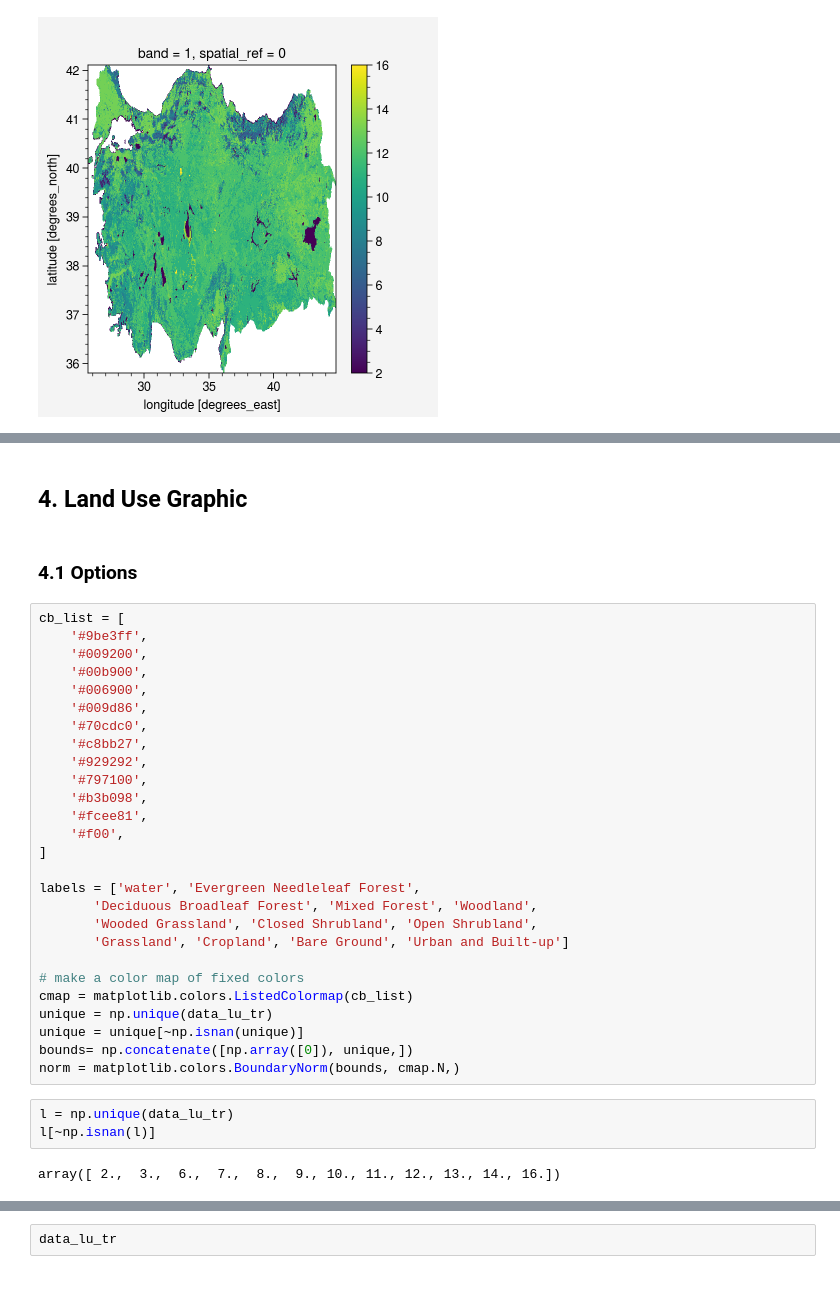
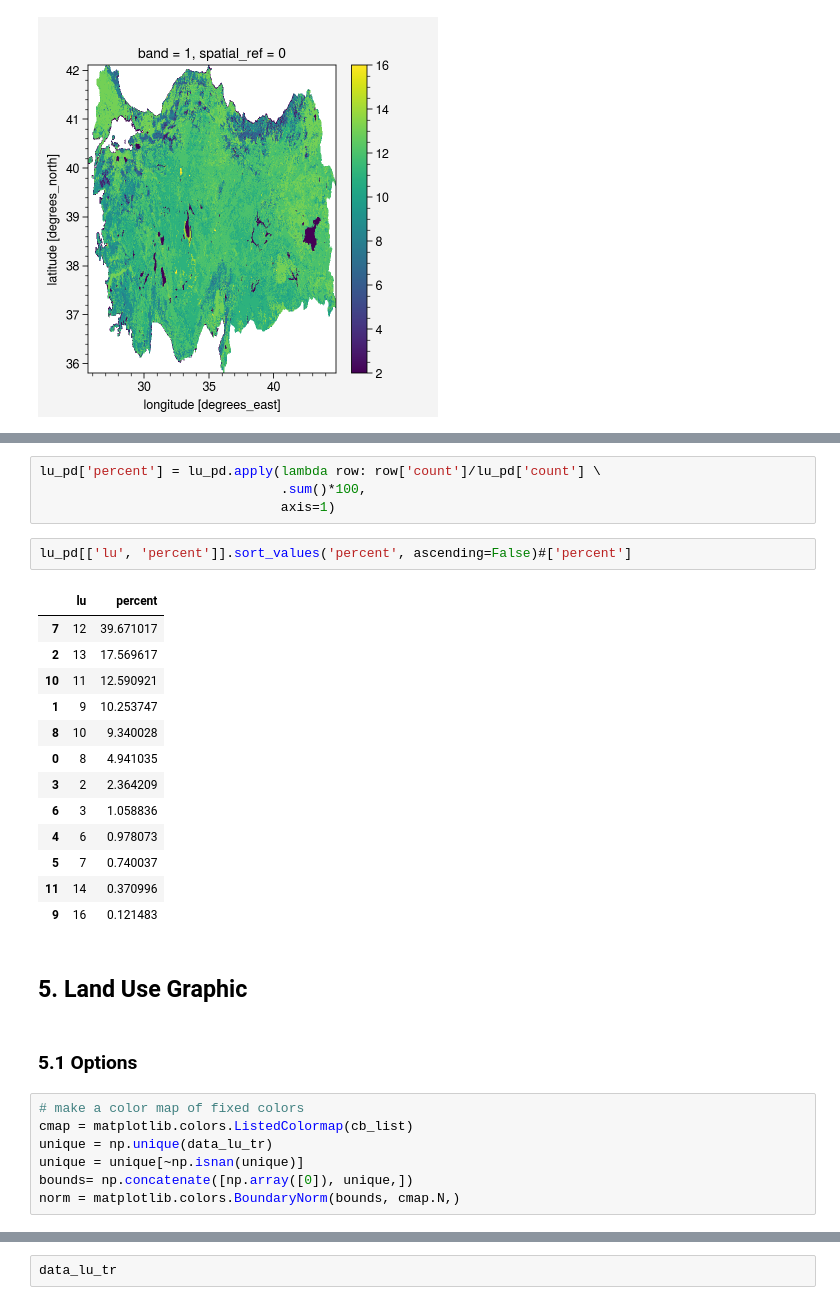
Before and after one commit to donmezkutay/cloud-physics-and-dynamics-project, a Jupyter notebook: landuse_statistics.ipynb, the cells around one changed output, grey strips where cells are left out. Saved outputs shown, nothing was run; the diff lists cells and outputs as text.

```diff
--- a/landuse_statistics.ipynb
+++ b/landuse_statistics.ipynb
@@ -64,39 +134,34 @@ data_lu_tr.plot()
+# %%
+lu_pd['percent'] = lu_pd.apply(lambda row: row['count']/lu_pd['count'] \
+                               .sum()*100,
+                               axis=1)
+# %%
+lu_pd[['lu', 'percent']].sort_values('percent', ascending=False)#['percent']
+# %% [output]
+|  | lu | percent |
+| 7 | 12 | 39.671017 |
+| 2 | 13 | 17.569617 |
+| 10 | 11 | 12.590921 |
+| 1 | 9 | 10.253747 |
+| 8 | 10 | 9.340028 |
+| 0 | 8 | 4.941035 |
+| 3 | 2 | 2.364209 |
+| 6 | 3 | 1.058836 |
+| 4 | 6 | 0.978073 |
+| 5 | 7 | 0.740037 |
+| 11 | 14 | 0.370996 |
+| 9 | 16 | 0.121483 |
 # %% [markdown]
-## 4. Land Use Graphic
+## 5. Land Use Graphic
 # %% [markdown]
-### 4.1 Options
+### 5.1 Options
 # %%
-cb_list = [
-    '#9be3ff',
-    '#009200',
-    '#00b900',
-    '#006900',
-    '#009d86',
-    '#70cdc0',
-    '#c8bb27',
-    '#929292',
-    '#797100',
-    '#b3b098',
-    '#fcee81',
-    '#f00',
-]
-
-labels = ['water', 'Evergreen Needleleaf Forest',
-       'Deciduous Broadleaf Forest', 'Mixed Forest', 'Woodland',
-       'Wooded Grassland', 'Closed Shrubland', 'Open Shrubland',
-       'Grassland', 'Cropland', 'Bare Ground', 'Urban and Built-up']
-
 # make a color map of fixed colors
 cmap = matplotlib.colors.ListedColormap(cb_list)
 unique = np.unique(data_lu_tr)
 unique = unique[~np.isnan(unique)]
 bounds= np.concatenate([np.array([0]), unique,])
 norm = matplotlib.colors.BoundaryNorm(bounds, cmap.N,)
-# %%
-l = np.unique(data_lu_tr)
-l[~np.isnan(l)]
-# %% [output]
-array([ 2.,  3.,  6.,  7.,  8.,  9., 10., 11., 12., 13., 14., 16.])
 # %%
 # Parameters to change (plot) -------------------
 globe = cartopy.crs.Globe(ellipse='sphere', semimajor_axis=6370000, semiminor_axis=6370000)
```
Also changed, not shown: parts of 14 cells of this notebook.
